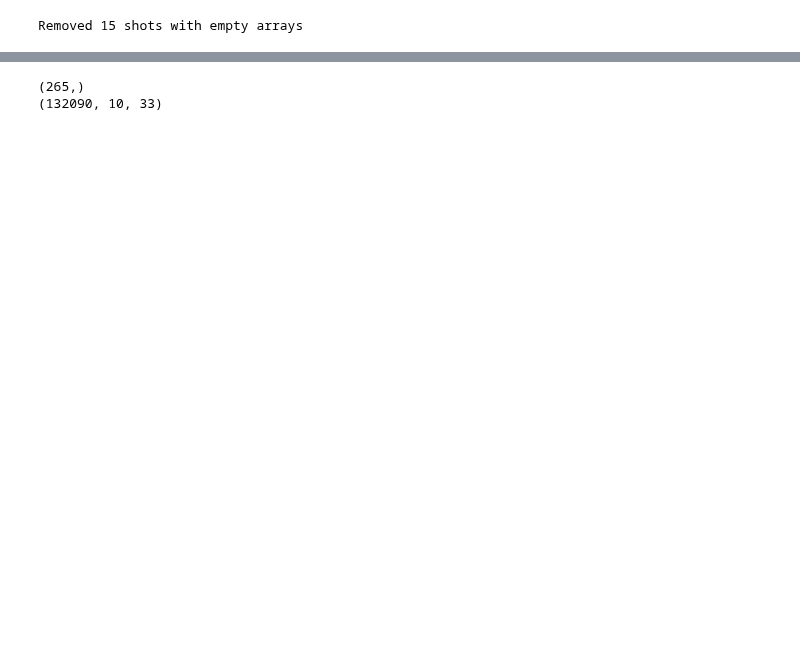
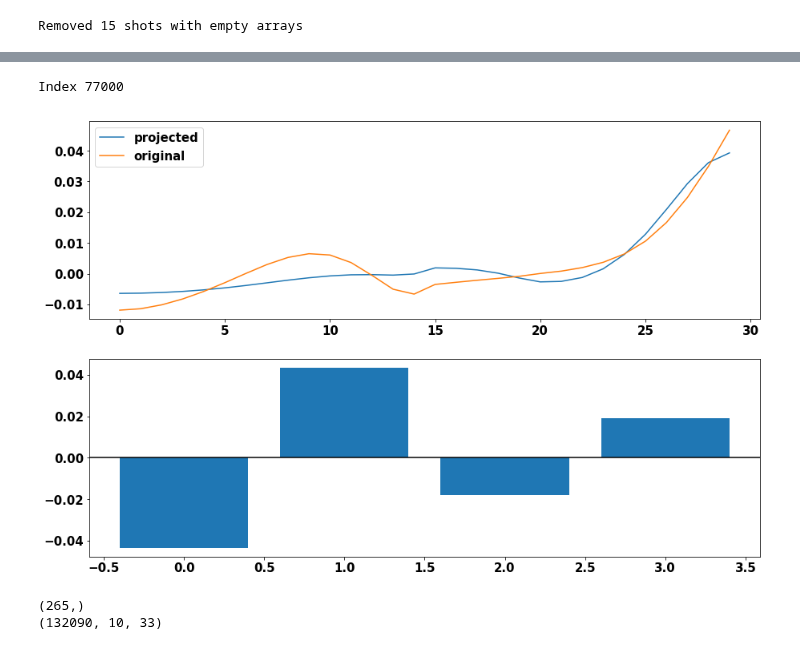
Before and after one commit to PlasmaControl/plasma-profile-predictor, a Jupyter notebook: data/process_data.ipynb, the cells around one changed output, grey strips where cells are left out. Drawn from its saved outputs; the diff is of its cells as text; code cells hidden in the pictures; blank space fills up the shorter version.

```diff
--- a/data/process_data.ipynb
+++ b/data/process_data.ipynb
@@ -131,7 +177,19 @@ def make_final_data(my_shots):
             final_target.append([])
 
             for sig in sigs_1d:
-                final_target[-1].extend(normalize(data[shot][sig][end_time+delay], means[sig], stds[sig]))
+                # for MEAN:
+                #final_target[-1].append(np.mean(normalize(data[shot][sig][end_time+delay], means[sig], stds[sig])))
+
+                # for predicting DIFFERENCES
+                final_target[-1].extend(normalize(data[shot][sig][end_time+delay], means[sig], stds[sig])-
+                                       normalize(data[shot][sig][end_time], means[sig], stds[sig]))
+
+                # for predicting MEAN, DIFFERENCES
+                #final_target[-1].append(np.mean(normalize(data[shot][sig][end_time+delay], means[sig], stds[sig])-
+                #                       normalize(data[shot][sig][end_time], means[sig], stds[sig])))
+
+                # regular:
+                #final_target[-1].extend(normalize(data[shot][sig][end_time+delay], means[sig], stds[sig]))
 
             for time in range(end_time-lookback,end_time):
                 final_data[-1].append([])
@@ -141,6 +199,11 @@ def make_final_data(my_shots):
                     final_data[-1][-1].append(new_sig)
                 for sig in sigs_1d:
                     new_sig = normalize(data[shot][sig][time], means[sig], stds[sig])
+
+                    # for just MEAN:
+                    #final_data[-1][-1].append(np.mean(new_sig))
+
+                    # regular:
                     final_data[-1][-1].extend(new_sig)
     return (np.array(final_data), np.array(final_target))
 
@@ -151,3 +214,50 @@ train_target = train_tuple[1]
 val_tuple = make_final_data(val_shots)
 val_data = val_tuple[0]
 val_target = val_tuple[1]
+# %%
+####### PROJECT WITH PCA ########
+
+from sklearn import decomposition
+
+pre_pca_data=train_target
+pca=decomposition.PCA(n_components=4)
+pca.fit(pre_pca_data)
+pca_data=pca.transform(pre_pca_data)
+
+# To plot the individual PCA components
+'''
+plt.rcParams['figure.figsize'] = [10, 20]
+font={'size': 15, 'weight':'heavy'}
+plt.rc('font', **font)
+fig=plt.figure()
+num_plots=min(9,len(pca.components_))
+for i in range(num_plots):
+    ax=fig.add_subplot('{}{}{}'.format(num_plots,1,i+1))
+    ax.plot(pca.components_[i])
+    ax.set_title('PCA Component {}'.format(i))
+    ax.set_xlabel('rho')
+plt.xlabel('rho',fontsize=20)
+plt.subplots_adjust(hspace=1)
+plt.show()
+'''
+
+# To plot an example comparing true to projected
+
+fig=plt.figure()
+ind=np.random.choice(len(pca_data))
+ax=fig.add_subplot('211')
+ax.plot(pca.inverse_transform(pca_data[ind]),label='projected')
+ax.plot(pre_pca_data[ind],label='original')
+ax.legend()
+
+ax=fig.add_subplot('212')
+ax.bar([i for i  in range(len(pca_data[ind]))],pca_data[ind])
+ax.axhline(0,color='k')
+print('Index {}\n'.format(ind))
+plt.show()
+
+
+#################################
+# %% [output]
+Index 77000
+[figure, added]
```
Also changed, not shown: parts of 16 cells of this notebook, 27 other files.
